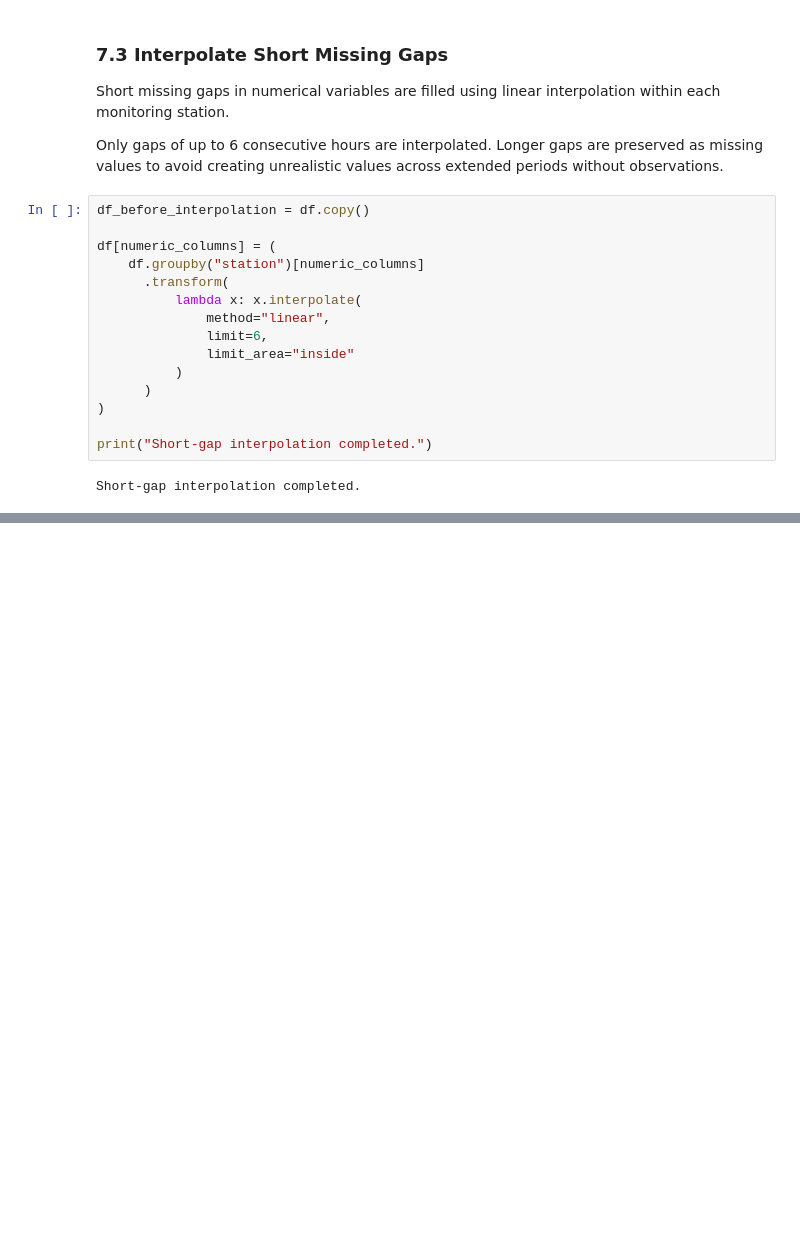
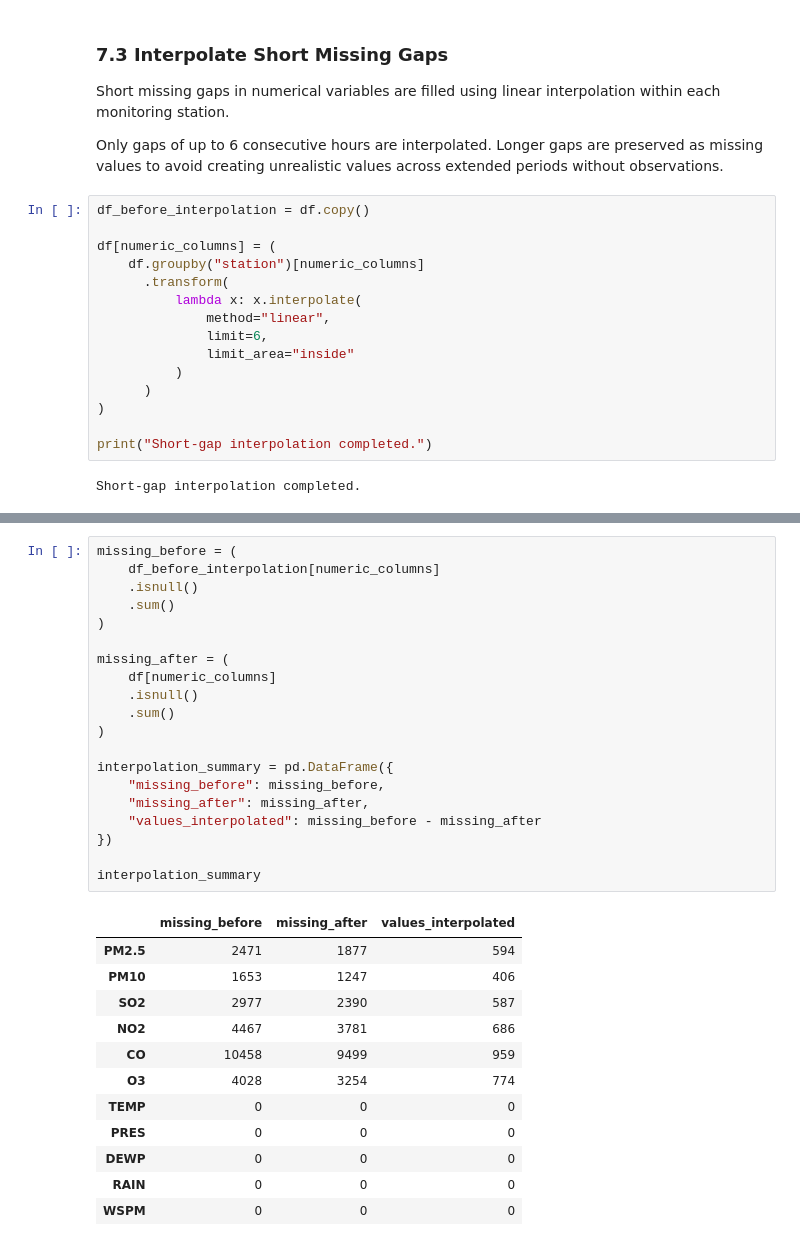
Before and after one commit to saraalwadia/airshift, a Jupyter notebook: notebooks/02_data_cleaning.ipynb, the cells around one changed output, grey strips where cells are left out. Saved outputs shown, nothing was run; the diff lists cells and outputs as text; blank space fills up the shorter version.

Commit message:
validated interpolation

```diff
--- a/notebooks/02_data_cleaning.ipynb
+++ b/notebooks/02_data_cleaning.ipynb
@@ -566,0 +573,33 @@ Short-gap interpolation completed.
+# %%
+missing_before = (
+    df_before_interpolation[numeric_columns]
+    .isnull()
+    .sum()
+)
+
+missing_after = (
+    df[numeric_columns]
+    .isnull()
+    .sum()
+)
+
+interpolation_summary = pd.DataFrame({
+    "missing_before": missing_before,
+    "missing_after": missing_after,
+    "values_interpolated": missing_before - missing_after
+})
+
+interpolation_summary
+# %% [output]
+|  | missing_before | missing_after | values_interpolated |
+| PM2.5 | 2471 | 1877 | 594 |
+| PM10 | 1653 | 1247 | 406 |
+| SO2 | 2977 | 2390 | 587 |
+| NO2 | 4467 | 3781 | 686 |
+| CO | 10458 | 9499 | 959 |
+| O3 | 4028 | 3254 | 774 |
+| TEMP | 0 | 0 | 0 |
+| PRES | 0 | 0 | 0 |
+| DEWP | 0 | 0 | 0 |
+| RAIN | 0 | 0 | 0 |
+| WSPM | 0 | 0 | 0 |
```
Also changed, not shown: parts of 2 cells of this notebook.
